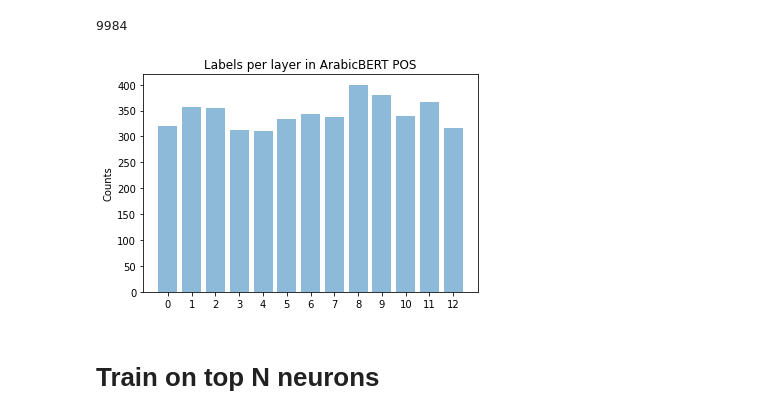
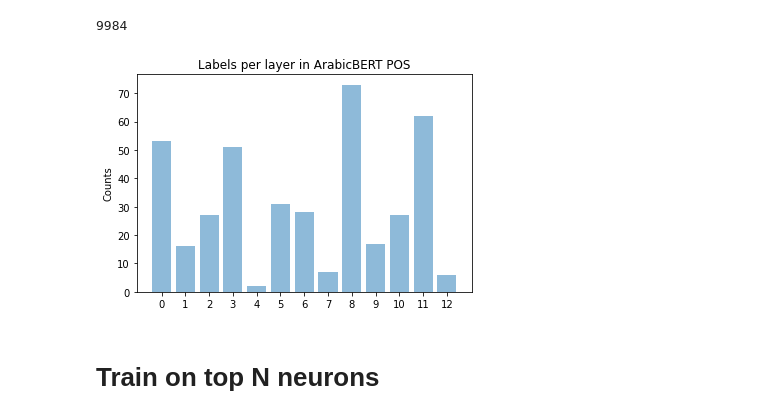
Before and after one commit to ahmed451/aux_classifier, a Jupyter notebook: End to End Example POS-arabicBERT.ipynb, the cells around one changed output. Cells and saved outputs as stored; diff of their text form; code cells hidden in the pictures.

```diff
--- a/End to End Example POS-arabicBERT.ipynb
+++ b/End to End Example POS-arabicBERT.ipynb
@@ -207,9 +209,9 @@ plot_neurons_per_layer(ordering[:cutoffs[5]],title='Labels per layer in QARiB PO
 # %%
 plot_neurons_per_layer(ordering[:cutoffs[5]],title='Labels per layer in araBERT POS')
 # %%
-plot_neurons_per_layer(ordering[:cutoffs[5]],title='Labels per layer in ArabicBERT POS')
+plot_neurons_per_layer(ordering[:400],title='Labels per layer in ArabicBERT POS')
 # %% [output]
-[figure, old version]
+[figure, new version]
 # %%
 plot_neurons_per_layer(ordering[:cutoffs[5]],title='Labels per layer in mBERT POS')
 # %% [markdown]
```
Also changed, not shown: parts of 17 cells of this notebook, 3 other files.
